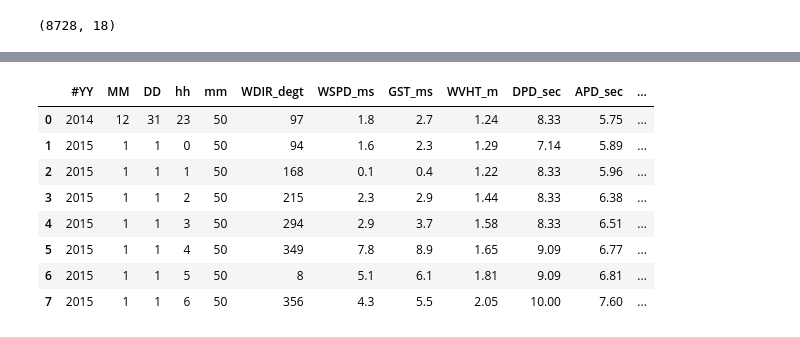
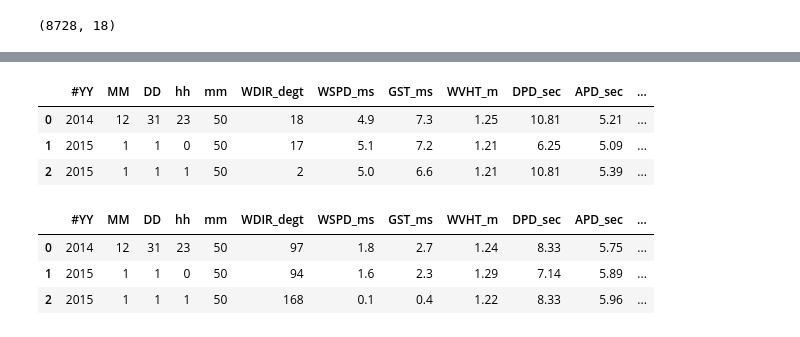
Before and after one commit to surfevant/Data-Mining-Project, a Jupyter notebook: ForecastModel.ipynb, the cells around one changed output, grey strips where cells are left out. Saved outputs shown, nothing was run; the diff lists cells and outputs as text; code cells hidden in the pictures.

```diff
--- a/ForecastModel.ipynb
+++ b/ForecastModel.ipynb
@@ -53,12 +40,14 @@ nsDf.head(8)
+# %%
+nsDf.head(3)
+# %% [output]
+|  | #YY | MM | DD | hh | mm | WDIR_degt | WSPD_ms | GST_ms | WVHT_m | DPD_sec | APD_sec | ... |
+| 0 | 2014 | 12 | 31 | 23 | 50 | 18 | 4.9 | 7.3 | 1.25 | 10.81 | 5.21 | ... |
+| 1 | 2015 | 1 | 1 | 0 | 50 | 17 | 5.1 | 7.2 | 1.21 | 6.25 | 5.09 | ... |
+| 2 | 2015 | 1 | 1 | 1 | 50 | 2 | 5.0 | 6.6 | 1.21 | 10.81 | 5.39 | ... |
 # %%
-osDf.head(8)
+osDf.head(3)
 # %% [output]
 |  | #YY | MM | DD | hh | mm | WDIR_degt | WSPD_ms | GST_ms | WVHT_m | DPD_sec | APD_sec | ... |
 | 0 | 2014 | 12 | 31 | 23 | 50 | 97 | 1.8 | 2.7 | 1.24 | 8.33 | 5.75 | ... |
 | 1 | 2015 | 1 | 1 | 0 | 50 | 94 | 1.6 | 2.3 | 1.29 | 7.14 | 5.89 | ... |
 | 2 | 2015 | 1 | 1 | 1 | 50 | 168 | 0.1 | 0.4 | 1.22 | 8.33 | 5.96 | ... |
-| 3 | 2015 | 1 | 1 | 2 | 50 | 215 | 2.3 | 2.9 | 1.44 | 8.33 | 6.38 | ... |
-| 4 | 2015 | 1 | 1 | 3 | 50 | 294 | 2.9 | 3.7 | 1.58 | 8.33 | 6.51 | ... |
-| 5 | 2015 | 1 | 1 | 4 | 50 | 349 | 7.8 | 8.9 | 1.65 | 9.09 | 6.77 | ... |
-| 6 | 2015 | 1 | 1 | 5 | 50 | 8 | 5.1 | 6.1 | 1.81 | 9.09 | 6.81 | ... |
-| 7 | 2015 | 1 | 1 | 6 | 50 | 356 | 4.3 | 5.5 | 2.05 | 10.00 | 7.60 | ... |
```
Also changed, not shown: parts of 6 cells of this notebook.
